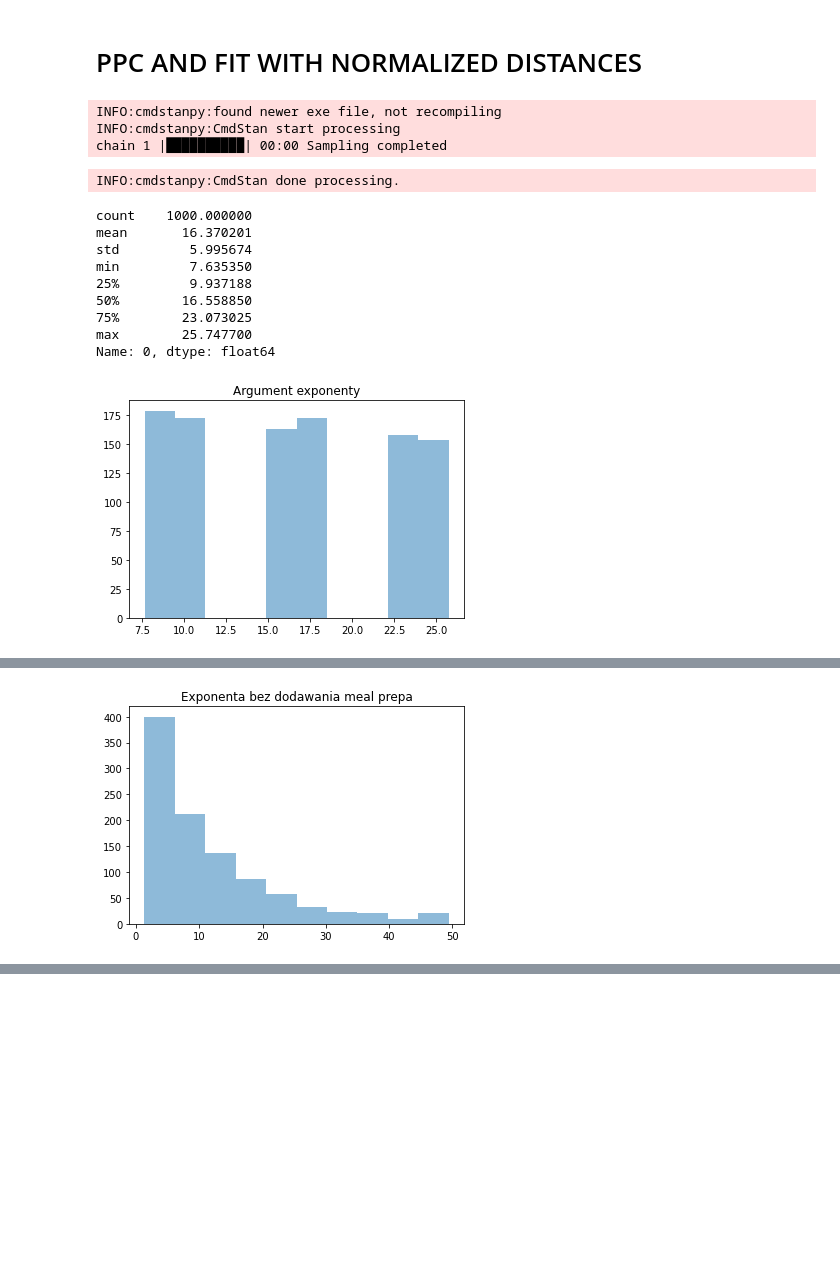
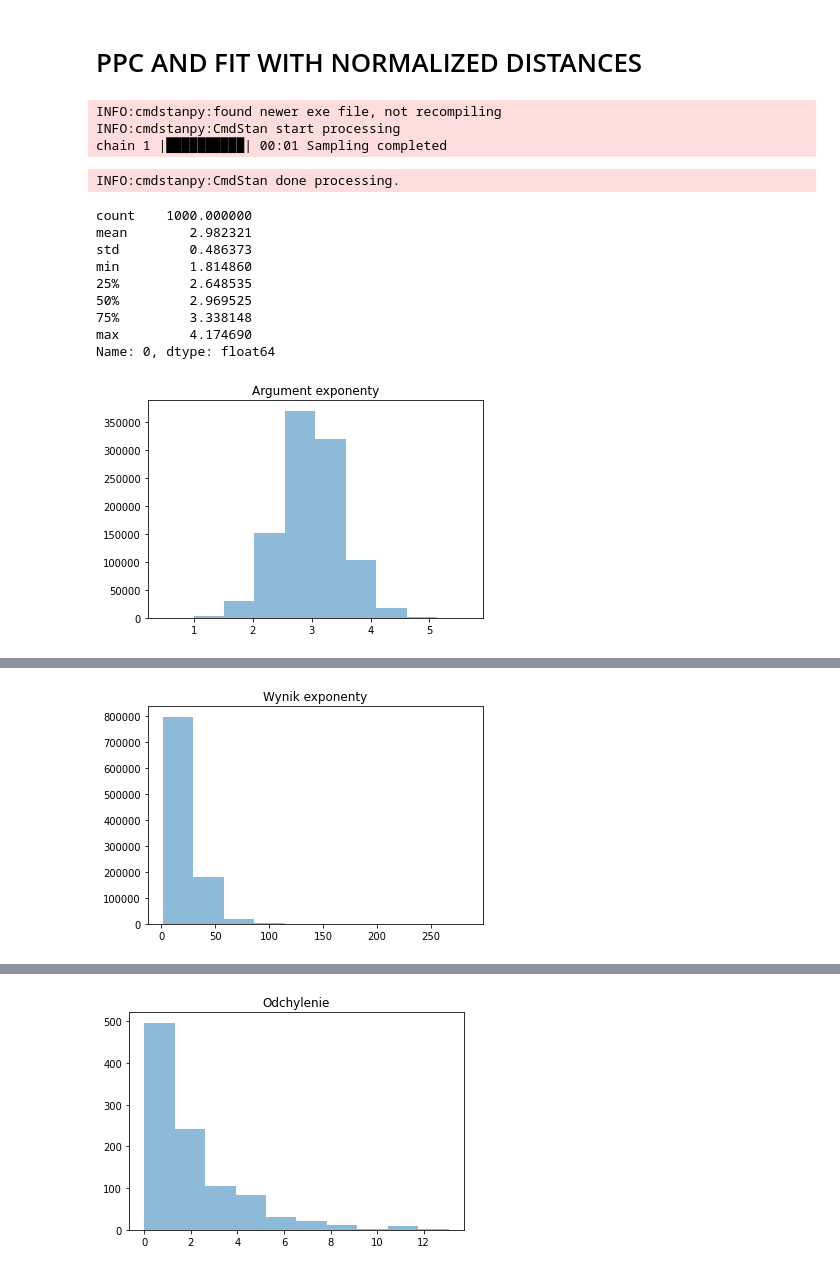
Before and after one commit to justynagibas/data_analytics_project, a Jupyter notebook: basic_model.ipynb, the cells around one changed output, grey strips where cells are left out. Cells and saved outputs as stored; diff of their text form; code cells hidden in the pictures; blank space fills up the shorter version.

```diff
--- a/basic_model.ipynb
+++ b/basic_model.ipynb
@@ -17,11 +17,23 @@ df = df[df["Road distances [km]"] < 17.5]
 
 train_df = pd.DataFrame(df.iloc[:1000, :])
 # normalized distance
-train_df["Normalized distances"] = (train_df["Road distances [km]"] - train_df["Road distances [km]"].min()) / (train_df["Road distances [km]"].max() - train_df["Road distances [km]"].min())
+train_df["Normalized distances"] = (train_df["Road distances [km]"] - train_df["Road distances [km]"].mean()) / train_df["Road distances [km]"].std()
+
+# normalized distance
+train_df["Normalized mealprep"] = (train_df["Meal_preparation_time"] - train_df["Meal_preparation_time"].mean()) / train_df["Meal_preparation_time"].std()
+
 # train_df = train_df[train_df["Mean speed"] < 1.7]
 plt.hist(train_df["Normalized distances"], bins=20)
 plt.title("Normalized distances")
 plt.show()
+
+plt.hist(train_df["Normalized mealprep"], bins=20)
+plt.title("Normalized meal preparation time")
+plt.show()
+
+print(train_df["Road distances [km]"].mean())
+print(train_df["Time_taken(min)"].mean())
+
 # display(train_df["Road_traffic_density"].value_counts())
 # plt.title("Count of density type")
 # plt.show()
@@ -317,9 +332,9 @@ INFO:cmdstanpy:CmdStan done processing.
 model_ppc=CmdStanModel(stan_file='norm_ppc.stan')
 
 sim=model_ppc.sample(data={"N": len(train_df), "distance": train_df["Normalized distances"].values,
-                           "meal_preparation_time": train_df["Meal_preparation_time"].values,
+                           "meal_preparation_time": train_df["Normalized mealprep"].values,
                            "traffic_level" :train_df["Road_traffic_density"].values},
-                     iter_sampling=1,
+                     iter_sampling=1000,
                      iter_warmup=0,
                      chains=1,
                      fixed_param=True,
@@ -339,16 +354,16 @@ plt.hist(mean_for_gamma.values.flatten(), alpha=0.5, label="Mu")
 plt.title("Argument exponenty")
 plt.show()
 
-mean_for_gamma = ppc_df.filter(regex="temp2.*")
+# mean_for_gamma = ppc_df.filter(regex="temp2.*")
 
-delivery = ppc_df.filter(regex="delivery_time.*")
-display(mean_for_gamma.iloc[0,:].describe())
-# delivery.iloc[:,:].apply(pd.DataFrame.describe, axis=1)
-# delivery['value'].describe()
-# display(speed.loc[0,:].min())
-plt.hist(mean_for_gamma.values.flatten(), alpha=0.5, label="Mu")
-plt.title("Exponenta bez dodawania meal prepa")
-plt.show()
+# delivery = ppc_df.filter(regex="delivery_time.*")
+# display(mean_for_gamma.iloc[0,:].describe())
+# # delivery.iloc[:,:].apply(pd.DataFrame.describe, axis=1)
+# # delivery['value'].describe()
+# # display(speed.loc[0,:].min())
+# plt.hist(mean_for_gamma.values.flatten(), alpha=0.5, label="Mu")
+# plt.title("Exponenta bez dodawania meal prepa")
+# plt.show()
 
 mean_for_gamma1 = ppc_df.filter(regex="mu.*")
 
@@ -361,8 +376,25 @@ plt.hist(mean_for_gamma1.values.flatten(), alpha=0.5, label="Mu")
 plt.title("Wynik exponenty")
 plt.show()
 
+# sigma = ppc_df.filter(regex="sigma.*")
+# print(f"Odchylenie =  {sigma.values}")
+
 sigma = ppc_df.filter(regex="sigma.*")
-print(f"Odchylenie =  {sigma.values}")
+
+# delivery = ppc_df.filter(regex="delivery_time.*")
+display(sigma.iloc[:,:].describe())
+# delivery.iloc[:,:].apply(pd.DataFrame.describe, axis=1)
+# delivery['value'].describe()
+# display(speed.loc[0,:].min())
+plt.hist(sigma.values.flatten(), alpha=0.5, label="sigma")
+plt.title("Odchylenie")
+plt.show()
+
+# sigma = ppc_df.filter(regex="distance_coeff.*")
+# print(f"Wsp odległości =  {sigma.values}")
+
+# sigma = ppc_df.filter(regex="meal_prep_coeff.*")
+# print(f"Wsp przygotowania posiłku =  {sigma.values}")
 
 mean_for_gamma2 = ppc_df.filter(regex="gamma_alpha.*")
 # delivery = ppc_df.filter(regex="delivery_time.*")
@@ -370,42 +402,42 @@ display(mean_for_gamma2.iloc[0,:].describe())
 # delivery.iloc[:,:].apply(pd.DataFrame.describe, axis=1)
 # delivery['value'].describe()
 # display(speed.loc[0,:].min())
 plt.hist(mean_for_gamma2.values.flatten(), alpha=0.5, label="Mu")
 plt.title("gamma_alpha prior check")
 plt.show()
 
 mean_for_gamma3 = ppc_df.filter(regex="gamma_beta.*")
 # delivery = ppc_df.filter(regex="delivery_time.*")
 display(mean_for_gamma3.iloc[0,:].describe())
 # delivery.iloc[:,:].apply(pd.DataFrame.describe, axis=1)
 # delivery['value'].describe()
 # display(speed.loc[0,:].min())
 plt.hist(mean_for_gamma3.values.flatten(), alpha=0.5, label="Mu")
 plt.title("gamma_beta prior check")
 plt.show()
 
 print(delivery.iloc[0,:].describe())
-plt.hist(train_df["Time_taken(min)"],bins=bins ,alpha=0.5, label="Measured data")
-plt.hist(delivery.values.flatten(),bins=bins, alpha=0.5, label="Simulated data")
+plt.hist(train_df["Time_taken(min)"],bins=bins ,alpha=0.5, label="Measured data", density=True)
+plt.hist(delivery.values.flatten(),bins=bins, alpha=0.5, label="Simulated data", density=True)
 plt.title("Time prior check")
 plt.legend()
 plt.show()
 
 
 print(f"distance_coef {ppc_df.filter(regex='distance_coeff.*')}")
 # %% [output]
 INFO:cmdstanpy:found newer exe file, not recompiling
 INFO:cmdstanpy:CmdStan start processing
-chain 1 |██████████| 00:00 Sampling completed
+chain 1 |██████████| 00:01 Sampling completed
 INFO:cmdstanpy:CmdStan done processing.
 count    1000.000000
-mean       16.370201
-std         5.995674
-min         7.635350
-25%         9.937188
-50%        16.558850
-75%        23.073025
-max        25.747700
+mean        2.982321
+std         0.486373
+min         1.814860
+25%         2.648535
+50%         2.969525
+75%         3.338148
+max         4.174690
 Name: 0, dtype: float64
-[figure, old version]
+[figure, new version]
 count    1000.000000
@@ -419,2 +451,2 @@ max        49.415300
 Name: 0, dtype: float64
-[figure, old version]
+[figure, new version]
@@ -420,0 +462 @@ Name: 0, dtype: float64
+[figure, new version]
```
Also changed, not shown: parts of 15 cells of this notebook, 2 other files.
